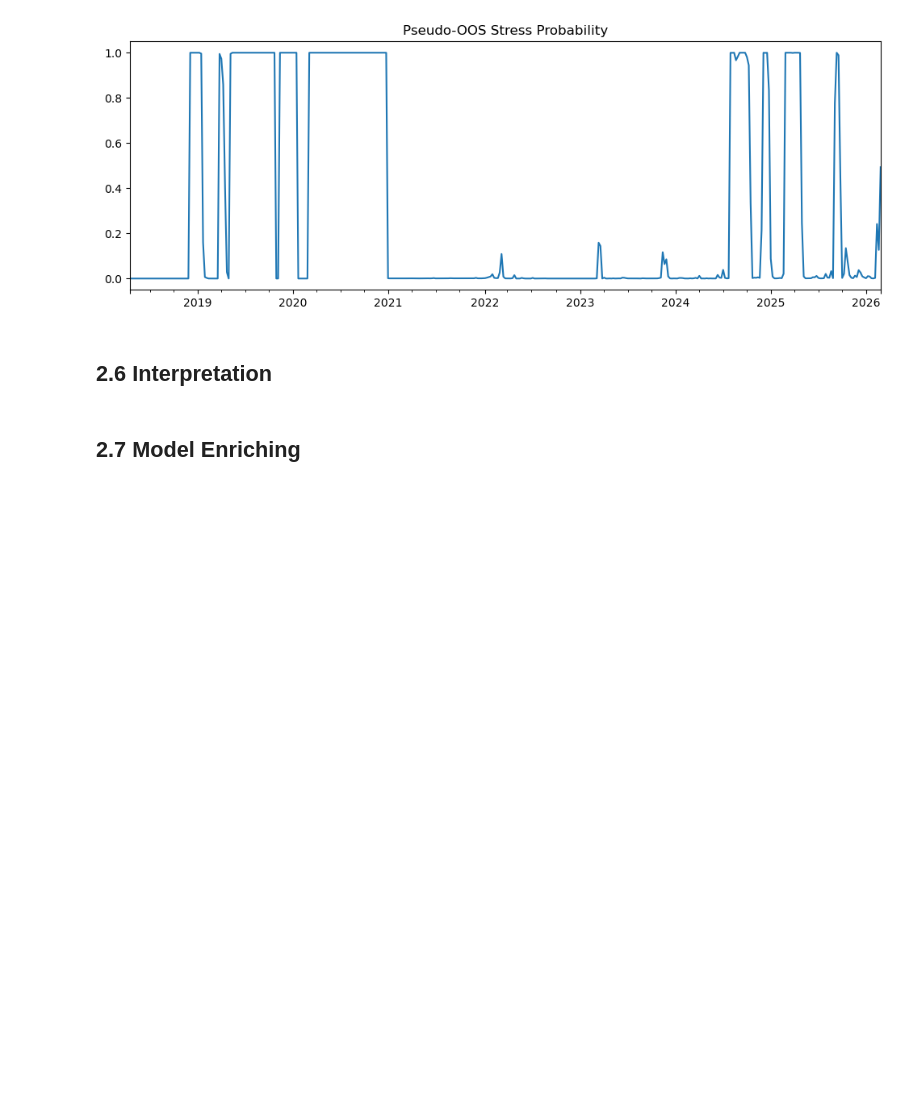
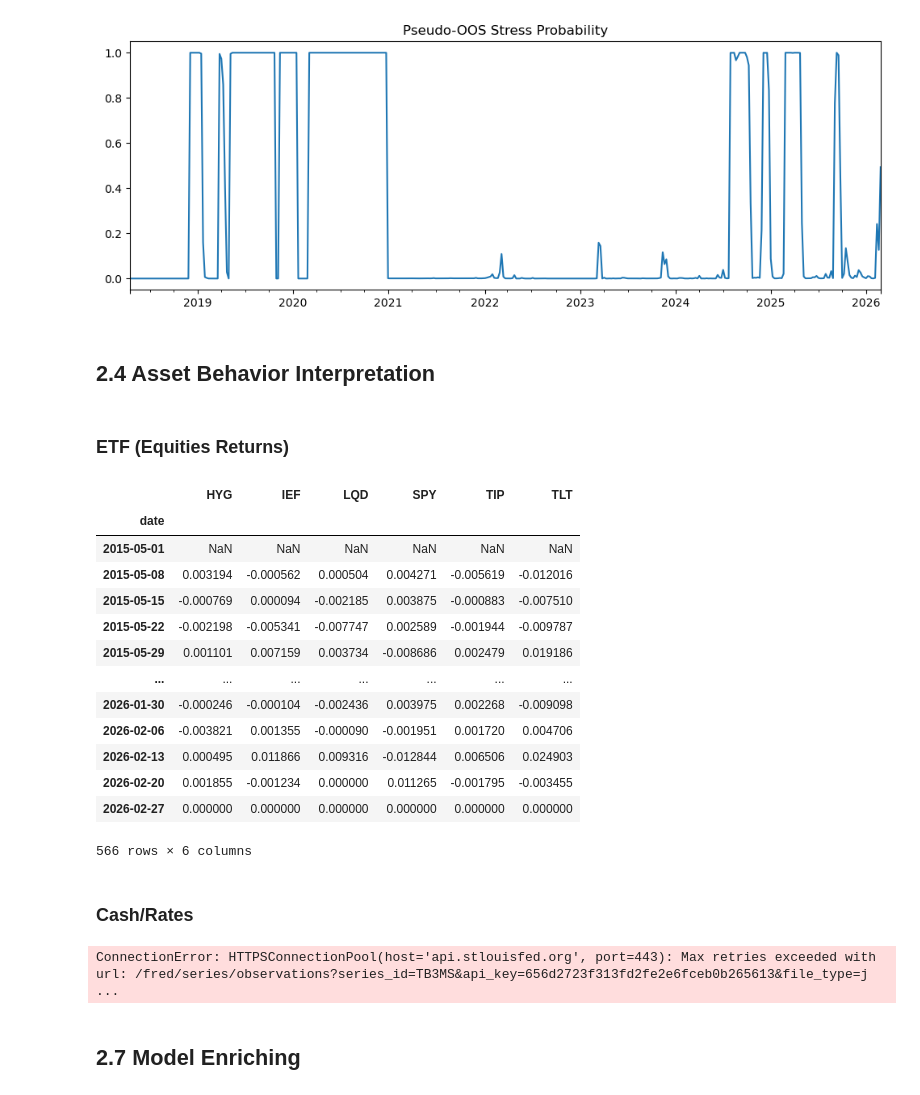
Before and after one commit to Yzc20060417/Systematic-Equities, a Jupyter notebook: Model.ipynb, the cells around one changed output. Drawn from its saved outputs; the diff is of its cells as text; code cells hidden in the pictures; blank space fills up the shorter version.

```diff
--- a/Model.ipynb
+++ b/Model.ipynb
@@ -573,4 +576,32 @@ stress_monitor["p_stress"].plot(figsize=(12, 4), title="Pseudo-OOS Stress Probab
 <Axes: title={'center': 'Pseudo-OOS Stress Probability'}>
 [figure]
 # %% [markdown]
-## 2.6 Interpretation
+## 2.4 Asset Behavior Interpretation
+# %% [markdown]
+### ETF (Equities Returns)
+# %%
+tickers_set = ["SPY", "IEF", "TLT", "LQD", "HYG", "TIP"]
+etf_path_dir = Path.home() / 'Desktop' / 'Data' / 'ETF' / 'ETF'
+etf_prices = data_helpers.load_prices(folder=etf_path_dir,tickers_set=tickers_set)
+# %%
+etf_prices_weekly = data_helpers.daily_to_weekly(etf_prices,research_index=X_model_3.index,freq="W-FRI")
+etf_returns_weekly = etf_prices_weekly.pct_change()
+# %%
+etf_returns_weekly
+# %% [output]
+|  | HYG | IEF | LQD | SPY | TIP | TLT |
+| date |  |  |  |  |  |  |
+| 2015-05-01 | NaN | NaN | NaN | NaN | NaN | NaN |
+| 2015-05-08 | 0.003194 | -0.000562 | 0.000504 | 0.004271 | -0.005619 | -0.012016 |
+| 2015-05-15 | -0.000769 | 0.000094 | -0.002185 | 0.003875 | -0.000883 | -0.007510 |
+| 2015-05-22 | -0.002198 | -0.005341 | -0.007747 | 0.002589 | -0.001944 | -0.009787 |
+| 2015-05-29 | 0.001101 | 0.007159 | 0.003734 | -0.008686 | 0.002479 | 0.019186 |
+| ... | ... | ... | ... | ... | ... | ... |
+| 2026-01-30 | -0.000246 | -0.000104 | -0.002436 | 0.003975 | 0.002268 | -0.009098 |
+| 2026-02-06 | -0.003821 | 0.001355 | -0.000090 | -0.001951 | 0.001720 | 0.004706 |
+| 2026-02-13 | 0.000495 | 0.011866 | 0.009316 | -0.012844 | 0.006506 | 0.024903 |
+| 2026-02-20 | 0.001855 | -0.001234 | 0.000000 | 0.011265 | -0.001795 | -0.003455 |
+| 2026-02-27 | 0.000000 | 0.000000 | 0.000000 | 0.000000 | 0.000000 | 0.000000 |
+566 rows × 6 columns
+# %% [markdown]
+### Cash/Rates
@@ -576,0 +681,8 @@ stress_monitor["p_stress"].plot(figsize=(12, 4), title="Pseudo-OOS Stress Probab
+# %%
+cash_df = load_cash_asof(
+    vintage_date="2026-03-07",
+    api_key=os.environ['FRED_API_KEY'],
+    observation_start="2014-01-01",
+)
+# %% [output]
+ConnectionError: HTTPSConnectionPool(host='api.stlouisfed.org', port=443): Max retries exceeded with url: /fred/series/observations?series_id=TB3MS&api_key=656d2723f313fd2fe2e6fceb0b265613&file_type=j ...
```
Also changed, not shown: parts of 8 cells of this notebook, 1 other file.
